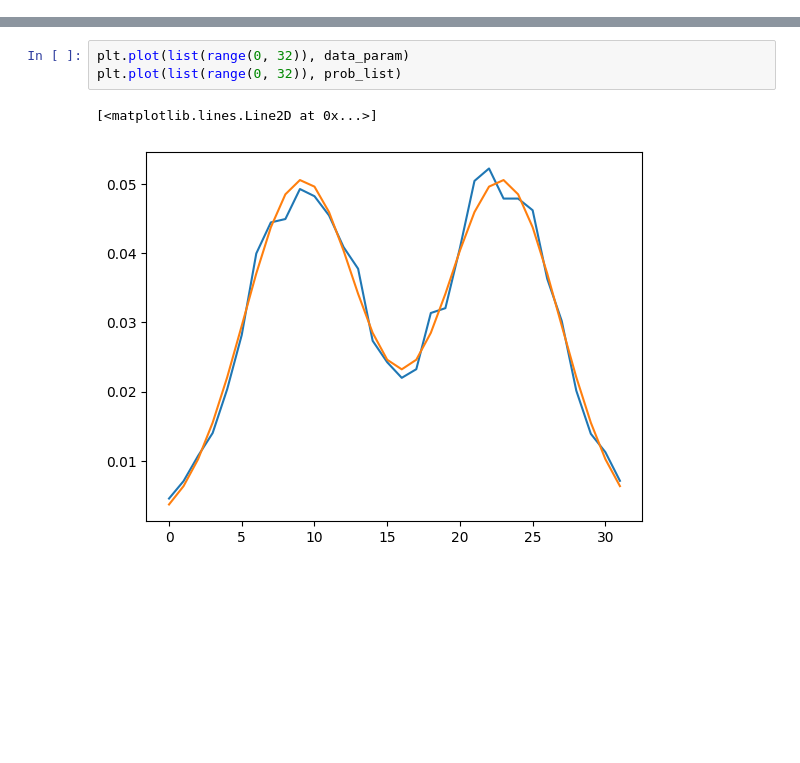
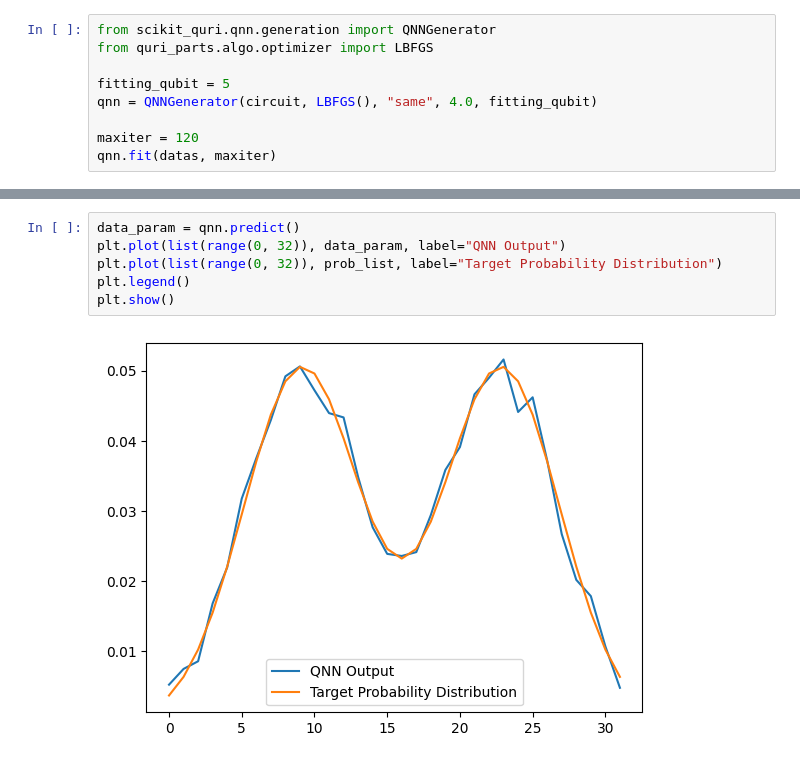
Before and after one commit to Qulacs-Osaka/scikit-quri, a Jupyter notebook: samples/sample_qnn_generation.ipynb, the cells around one changed output, grey strips where cells are left out. Drawn from its saved outputs; the diff is of its cells as text; blank space fills up the shorter version.

```diff
--- a/samples/sample_qnn_generation.ipynb
+++ b/samples/sample_qnn_generation.ipynb
@@ -39,0 +87,9 @@ data_param = qnn.predict()
+# %%
+from scikit_quri.qnn.generation import QNNGenerator
+from quri_parts.algo.optimizer import LBFGS
+
+fitting_qubit = 5
+qnn = QNNGenerator(circuit, LBFGS(), "same", 4.0, fitting_qubit)
+
+maxiter = 120
+qnn.fit(datas, maxiter)
@@ -40,6 +101,8 @@ data_param = qnn.predict()
 # %%
-plt.plot(list(range(0, 32)), data_param)
-plt.plot(list(range(0, 32)), prob_list)
+data_param = qnn.predict()
+plt.plot(list(range(0, 32)), data_param, label="QNN Output")
+plt.plot(list(range(0, 32)), prob_list, label="Target Probability Distribution")
+plt.legend()
+plt.show()
 # %% [output]
-[<matplotlib.lines.Line2D at 0x...>]
-[figure, old version]
+[figure, new version]
```
Also changed, not shown: parts of 12 cells of this notebook, 5 other files.
